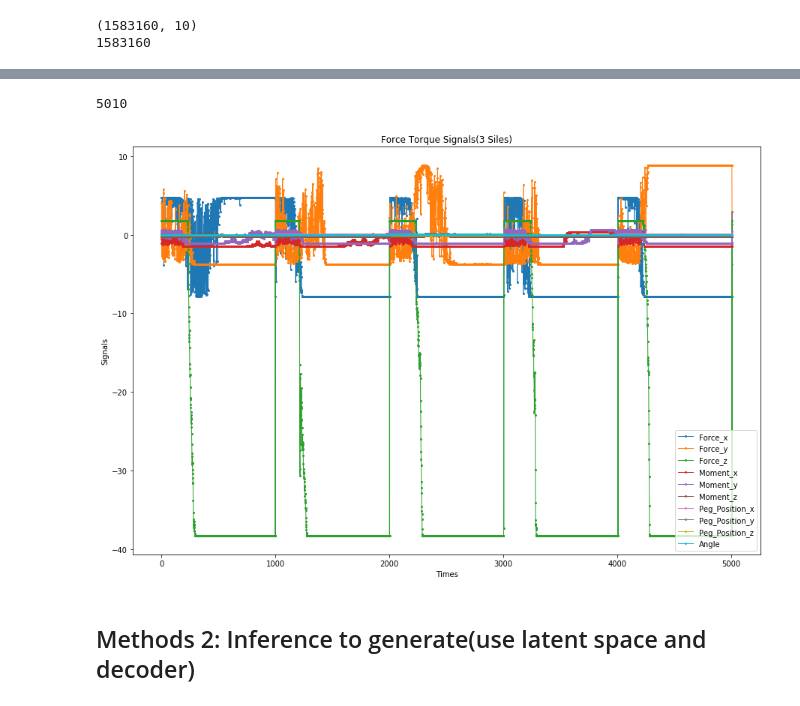
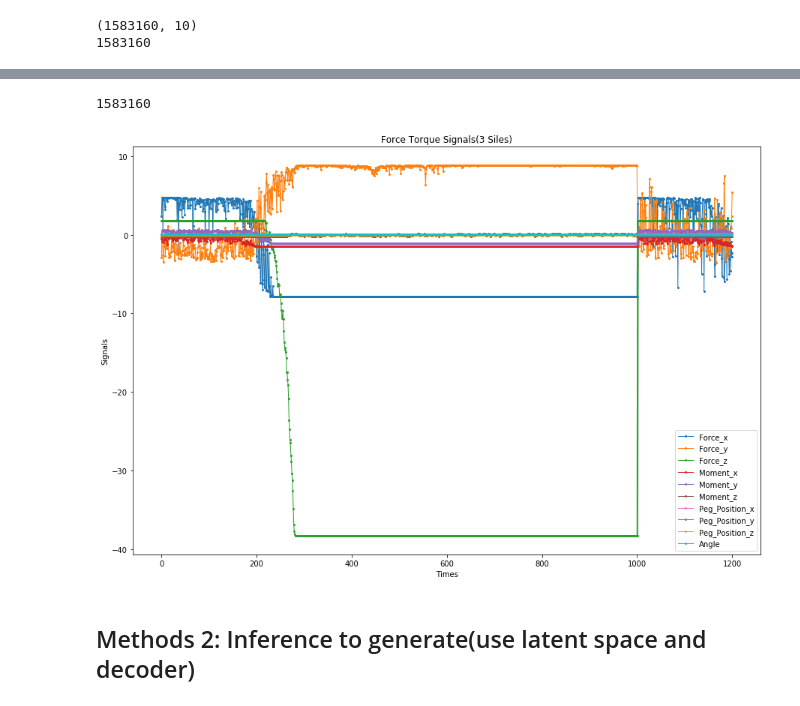
Before and after one commit to huangjiancong1/generate_signals, a Jupyter notebook: experiments/VAE_ALL_slides/Test_VAE with F_T_sensor_all_sides_normalizeds_unscaled_10_dim.ipynb, the cells around one changed output, grey strips where cells are left out. Drawn from its saved outputs; the diff is of its cells as text; code cells hidden in the pictures.

```diff
--- a/experiments/VAE_ALL_slides/Test_VAE with F_T_sensor_all_sides_normalizeds_unscaled_10_dim.ipynb
+++ b/experiments/VAE_ALL_slides/Test_VAE with F_T_sensor_all_sides_normalizeds_unscaled_10_dim.ipynb
@@ -200,7 +200,7 @@ sides = generated_signals
 print(len(sides))
 
 first = 0
-slip = 10000
+slip = 1200
 
 # Peg_Position_x = sides[:,0]
 Peg_Position_x = sides[:,0][first:slip]
@@ -254,35 +254,35 @@ Moment_z = sides[:,9][first:slip]
 # # print(Counter[1001])
 # print(min(Counter))
 # print(max(Counter))
 
 
 # x = Time
 x = np.linspace(0,len(Moment_z),len(Moment_z))
 
 plt.plot(x, Force_x, marker='o', linestyle='-', markersize=2, linewidth=1, label='Force_x')
 plt.plot(x, Force_y, marker='o', linestyle='-', markersize=2, linewidth=1, label='Force_y')
 plt.plot(x, Force_z, marker='o', linestyle='-', markersize=2, linewidth=1, label='Force_z')
 
 plt.plot(x, Moment_x, marker='o', linestyle='-', markersize=2, linewidth=1, label='Moment_x')
 plt.plot(x, Moment_y, marker='o', linestyle='-', markersize=2, linewidth=1, label='Moment_y')
 plt.plot(x, Moment_z, marker='o', linestyle='-', markersize=2, linewidth=1, label='Moment_z')
 
 plt.plot(x, Peg_Position_x, marker='o', linestyle='-', markersize=2, linewidth=1, label='Peg_Position_x')
 plt.plot(x, Peg_Position_y, marker='o', linestyle='-', markersize=2, linewidth=1, label='Peg_Position_y')
 plt.plot(x, Peg_Position_z, marker='o', linestyle='-', markersize=2, linewidth=1, label='Peg_Position_z')
 
 plt.plot(x, Angle, marker='o', linestyle='-', markersize=2, linewidth=1, label='Angle')
 # plt.plot(x, Counter, marker='o', linestyle='-', markersize=2, linewidth=1, label='Counter')
 
 
 plt.xlabel('Times')
 plt.ylabel('Signals')
 plt.title('Force Torque Signals(3 Siles)')
 plt.legend(loc='lower right')
 plt.show()
 # %% [output]
-5010
+1583160
-[figure, old version]
+[figure, new version]
 # %% [markdown]
 ## Methods 2: Inference to generate(use latent space and decoder)
 # %%
```
Also changed, not shown: parts of 9 cells of this notebook, 2 other files.
